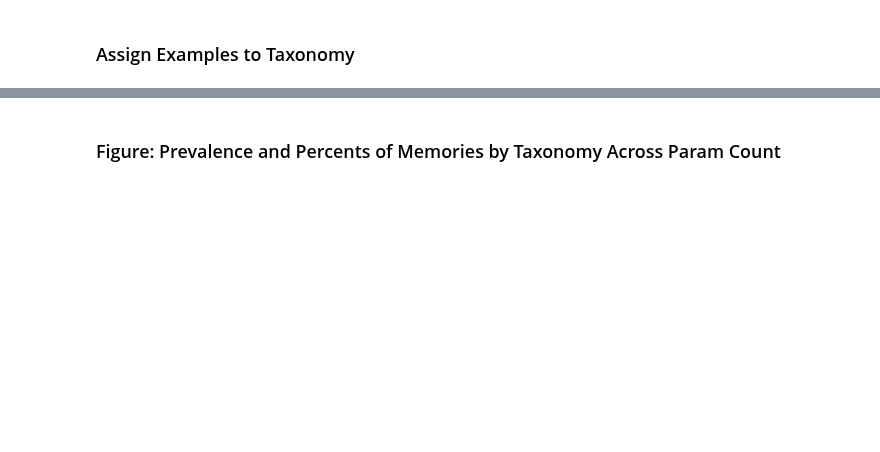
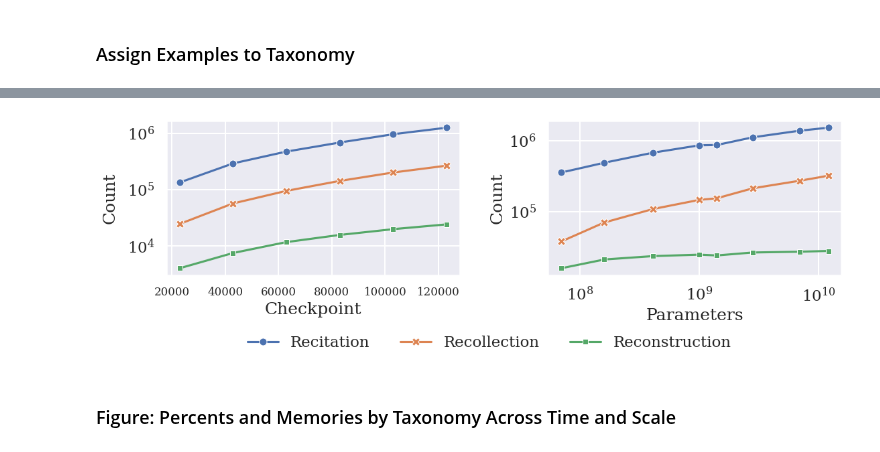
Before and after one commit to EleutherAI/semantic-memorization, a Jupyter notebook: working_dirs/kyle/results_analysis/results_analysis.ipynb, the cells around one changed output, grey strips where cells are left out. Drawn from its saved outputs; the diff is of its cells as text; code cells hidden in the pictures; blank space fills up the shorter version.

```diff
--- a/working_dirs/kyle/results_analysis/results_analysis.ipynb
+++ b/working_dirs/kyle/results_analysis/results_analysis.ipynb
@@ -10,13 +10,16 @@ sns.set_color_codes("colorblind")
 sns.set_theme(style="darkgrid")
 sns.set_context("talk")
 tqdm.pandas()
+
+# set font to times new roman for plots
+sns.set_style({'font.family':'serif', 'font.serif':'Times New Roman'})
 # %% [markdown]
 ## Load Datasets
 # %%
 split_sample_size = None
 label_title_padding = 10
 study_pile = False
-RECITATION_THRESHOLD = 2
+RECITATION_THRESHOLD = 10
 # %%
 memories_path = "usvsnsp/generation-semantic-filters"
 intermediate_path = "usvsnsp/generation-semantic-intermediate-filters"
@@ -155,39 +238,42 @@ axes[0].tick_params(axis='x', labelsize=12)
 
 # Add y label for Count
 axes[0].set_ylabel("Count", labelpad=label_title_padding)
 
 # add padding for labels
 fig.subplots_adjust(wspace=0.2)
 
-# # make x axis log scale
-# axes[0].set_xscale("log")
+# make x and y axis log scale
+axes[0].set_yscale("log")
 
 # # have a common legend for both plots centered below the figure. No legend box
 axes[0].legend(loc='upper center', bbox_to_anchor=(1.1, -0.3), ncol=4, frameon=False)
 
 # set figure 2
 # the second figure is a line plot of the counts of each category across parameter count
 
 sns.lineplot(ax=axes[1], data=final_checkpoint_counts_frame, dashes=False, markers=True, markersize=8)
 
-# make x axis log scale
+# make x and y axis log scale
 axes[1].set_xscale("log")
+axes[1].set_yscale("log")
 
 # Set x label to "Parameters"
 axes[1].set_xlabel("Parameters")
 
 # Add y label for Count
 axes[1].set_ylabel("Count")
 
 # remove legend
 axes[1].legend().remove()
 
 # add padding for labels
 fig.subplots_adjust(wspace=0.30)
 
-fig.savefig(f"categories_across_time+scale_recitation={RECITATION_THRESHOLD}.png", bbox_inches="tight")
+fig.savefig(f"categories_counts_across_time+scale_recitation={RECITATION_THRESHOLD}.png", bbox_inches="tight")
+# %% [output]
+[figure, added]
 # %% [markdown]
-### Figure: Prevalence and Percents of Memories by Taxonomy Across Param Count
+### Figure: Percents and Memories by Taxonomy Across Time and Scale
 # %%
 counts_frame = combined_dataframe.value_counts(["Param Count", "category"]).unstack().reindex(split_to_param_count.values())
 display(counts_frame)
```
Also changed, not shown: parts of 12 cells of this notebook, 4 other files.
